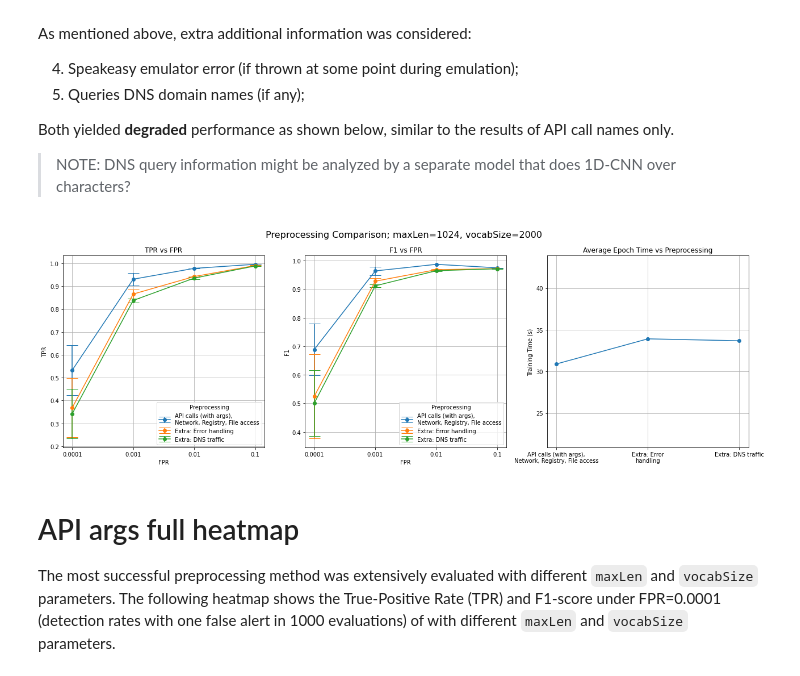
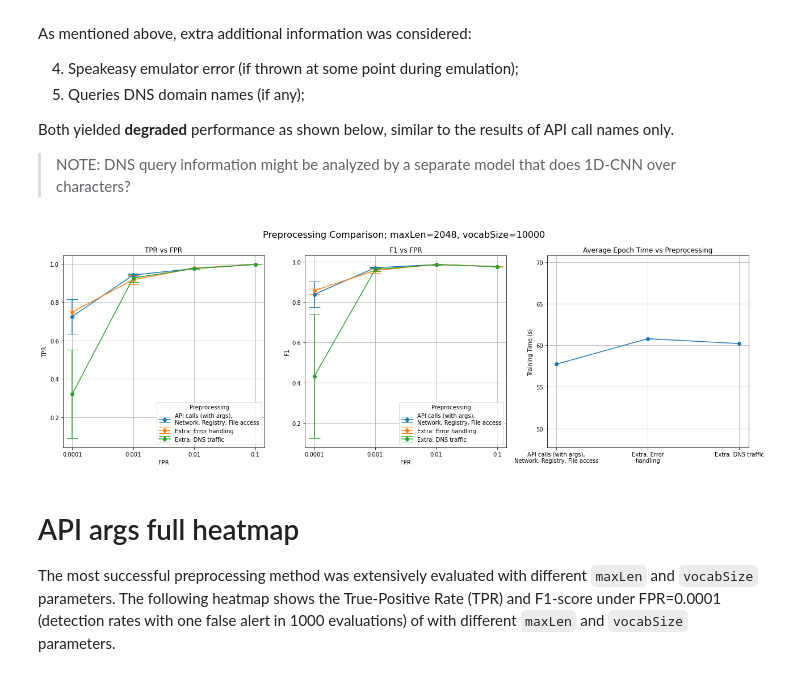
Before and after one commit to dtrizna/nebula, a Jupyter notebook: _speakeasyPreProcessingResults.ipynb, the cells around one changed output. Saved outputs shown, nothing was run; the diff lists cells and outputs as text; code cells hidden in the pictures.

```diff
--- a/_speakeasyPreProcessingResults.ipynb
+++ b/_speakeasyPreProcessingResults.ipynb
@@ -109,30 +109,30 @@ Both yielded **degraded** performance as shown below, similar to the results of
 # %%
 inFoldersNew = [
     rf"{inRootFolder}\WithAPIargs\Cnn1DLinear_VocabSize_maxLen",
     rf"{inRootFolder}\WithError\Cnn1DLinear_VocabSize_maxLen",
     rf"{inRootFolder}\WithDns\Cnn1DLinear_VocabSize_maxLen",
 ]
 figSize = (18, 6)
 title="Preprocessing"
 labelsNew = [
     "API calls (with args),\nNetwork, Registry, File access",
     "Extra: Error handling",
     "Extra: DNS traffic",
 ]
 labelsXticksNew = [
     "API calls (with args),\nNetwork, Registry, File access",
     "Extra: Error\nhandling",
     "Extra: DNS traffic",
 ]
-vocabSize = 2000
-maxLen = 1024
+vocabSize = 10000
+maxLen = 2048
 _, _, fig, ax = plotVocabSizeMaxLenArchComparison(inFoldersNew, maxLen=maxLen, vocabSize=vocabSize, savePath=None, legendTitle=title, title=title, legendValues=[labelsNew, labelsXticksNew])
 
 plt.tight_layout()
 savePath = f"{PLOT_OUT_FOLDER}/_PreProcessingComparison_withErrDns.png"
 plt.savefig(savePath)
 # %% [output]
-[figure, old version]
+[figure, new version]
 # %% [markdown]
 # API args full heatmap
 
```
Also changed, not shown: 1 other file.
